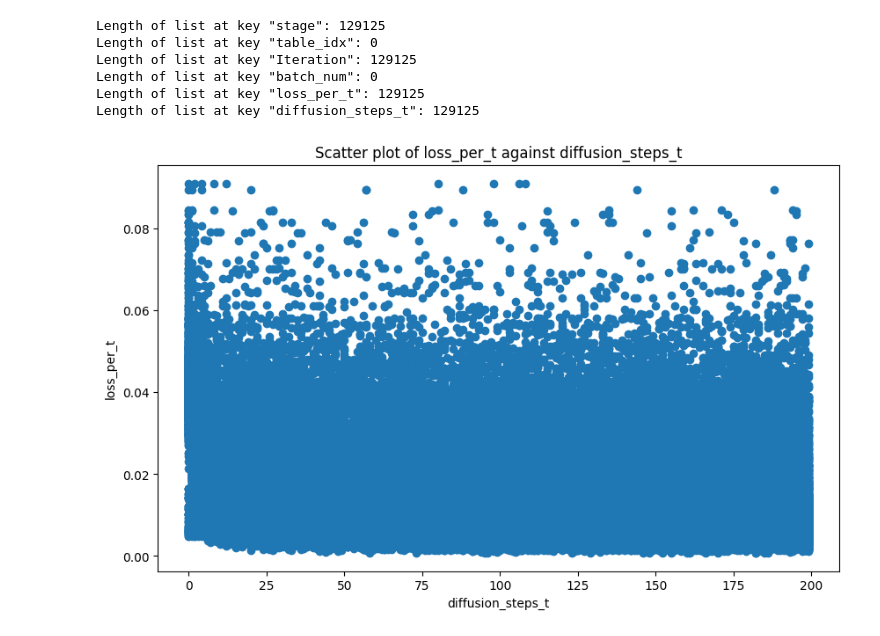
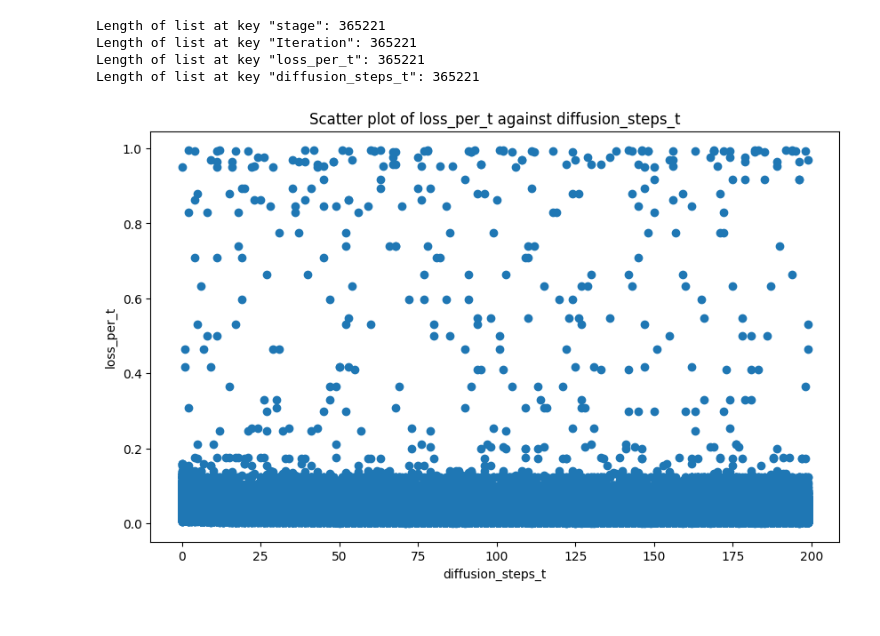
Before and after one commit to liranc6/ecg_forecasting, a Jupyter notebook: liran_project/notebooks/t_step_statistics.ipynb, the cells around one changed output. Saved outputs shown, nothing was run; the diff lists cells and outputs as text; code cells hidden in the pictures.

```diff
--- a/liran_project/notebooks/t_step_statistics.ipynb
+++ b/liran_project/notebooks/t_step_statistics.ipynb
@@ -5,38 +5,39 @@ import json
 import matplotlib.pyplot as plt
 
 plt.rcParams["figure.figsize"] = (15,5)  # Set default figure size
 
 filename = \
-"/home/liranc6/ecg_forecasting/liran_project/results/icentia11k/SSSDS4/context5000_label5000/T200_beta000001_betaT002/17_59_06_07_24_ywwhgg9f/track_t_data_table.json"
+"/home/liranc6/ecg_forecasting/liran_project/results/icentia11k/SSSDS4/context5000_label5000/T200_beta000001_betaT002/19_17_15_07_24_ls20798o/track_t_data_table.json"
+# "/home/liranc6/ecg_forecasting/liran_project/results/icentia11k/SSSDS4/context5000_label5000/T200_beta000001_betaT002/17_57_14_07_24_vo40qn9a/track_t_data_table.json"
+# "/home/liranc6/ecg_forecasting/liran_project/results/icentia11k/SSSDS4/context5000_label5000/T200_beta000001_betaT002/11_42_13_07_24_13z7z5hl/track_t_data_table.json"
+# "/home/liranc6/ecg_forecasting/liran_project/results/icentia11k/SSSDS4/context5000_label5000/T200_beta000001_betaT002/17_59_06_07_24_ywwhgg9f/track_t_data_table.json"
 # "/home/liranc6/ecg_forecasting/liran_project/results/icentia11k/SSSDS4/context5000_label5000/T200_beta000001_betaT002/13_24_09_07_24_a6blw72n/track_t_data_table_144.json"
 # "/home/liranc6/ecg_forecasting/liran_project/results/icentia11k/SSSDS4/context5000_label5000/T200_beta000001_betaT002/13_24_09_07_24_a6blw72n/track_t_data_table_1.json"
 
 #open track_t_data_table from a file
 with open(filename, 'r') as f:
     track_t_data_table = json.load(f)
 
 # Print the lengths of the lists in the dictionary
 for key, value in track_t_data_table.items():
     print(f'Length of list at key "{key}": {len(value)}')
 
 # Remove keys with lists of size 0
 track_t_data_table = {k: v for k, v in track_t_data_table.items() if len(v) != 0}
 
 # Convert dictionary to DataFrame
 df = pd.DataFrame(track_t_data_table)
 
 # Create scatter plot
 plt.figure(figsize=(10, 6))
 plt.scatter(df['diffusion_steps_t'], df['loss_per_t'])
 plt.xlabel('diffusion_steps_t')
 plt.ylabel('loss_per_t')
 plt.title('Scatter plot of loss_per_t against diffusion_steps_t')
 plt.show()
 # %% [output]
-Length of list at key "stage": 129125
-Length of list at key "table_idx": 0
-Length of list at key "Iteration": 129125
-Length of list at key "batch_num": 0
-Length of list at key "loss_per_t": 129125
-Length of list at key "diffusion_steps_t": 129125
+Length of list at key "stage": 365221
+Length of list at key "Iteration": 365221
+Length of list at key "loss_per_t": 365221
+Length of list at key "diffusion_steps_t": 365221
-[figure, old version]
+[figure, new version]
```
Also changed, not shown: parts of 11 cells of this notebook.
